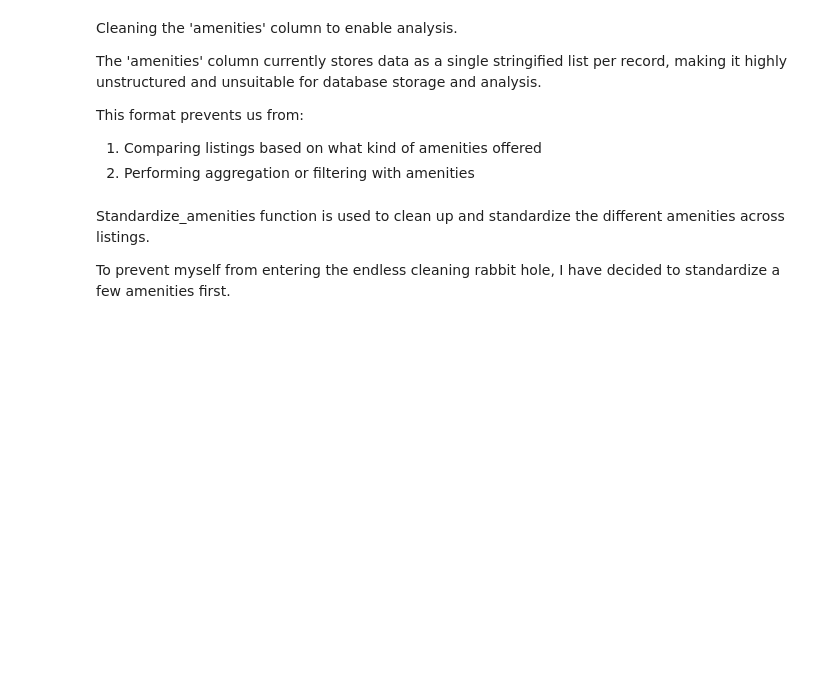
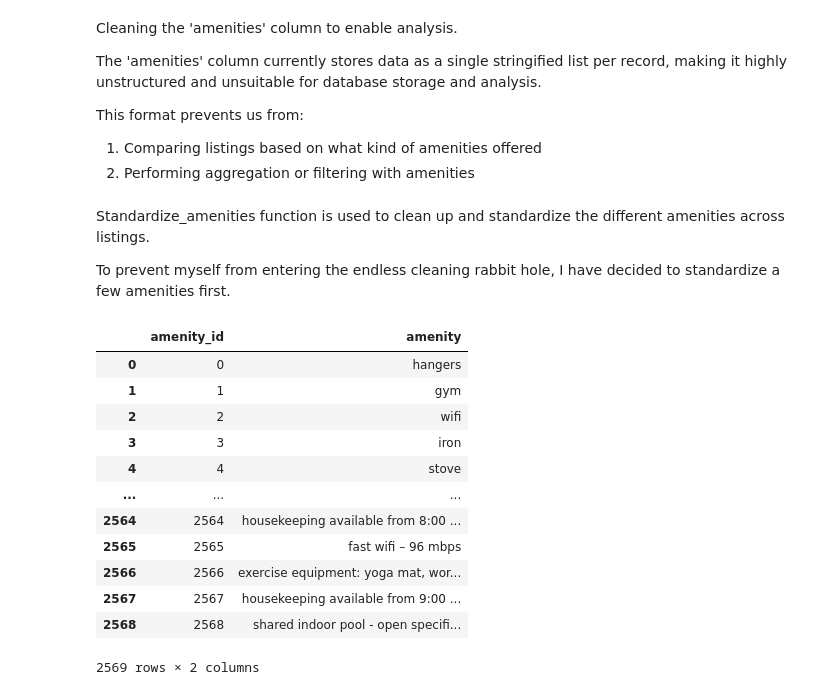
Before and after one commit to yongdetan/airbnb_bangkok_project, a Jupyter notebook: ingestion.ipynb, the cells around one changed output. Cells and saved outputs as stored; diff of their text form; code cells hidden in the pictures; blank space fills up the shorter version.

```diff
--- a/ingestion.ipynb
+++ b/ingestion.ipynb
@@ -316 +279,18 @@ amenity_df_new = amenity_df.merge(unique_amenity_df, left_on="amenities", right_
+# %%
+amenity_df.rename(columns={"amenities":"amenity"}, inplace=True)
+amenity_df
+# %% [output]
+|  | amenity_id | amenity |
+| 0 | 0 | hangers |
+| 1 | 1 | gym |
+| 2 | 2 | wifi |
+| 3 | 3 | iron |
+| 4 | 4 | stove |
+| ... | ... | ... |
+| 2564 | 2564 | housekeeping available from 8:00 ... |
+| 2565 | 2565 | fast wifi – 96 mbps |
+| 2566 | 2566 | exercise equipment: yoga mat, wor... |
+| 2567 | 2567 | housekeeping available from 9:00 ... |
+| 2568 | 2568 | shared indoor pool - open specifi... |
+2569 rows × 2 columns
 # %%
```
Also changed, not shown: parts of 56 cells of this notebook, 2 other files.
